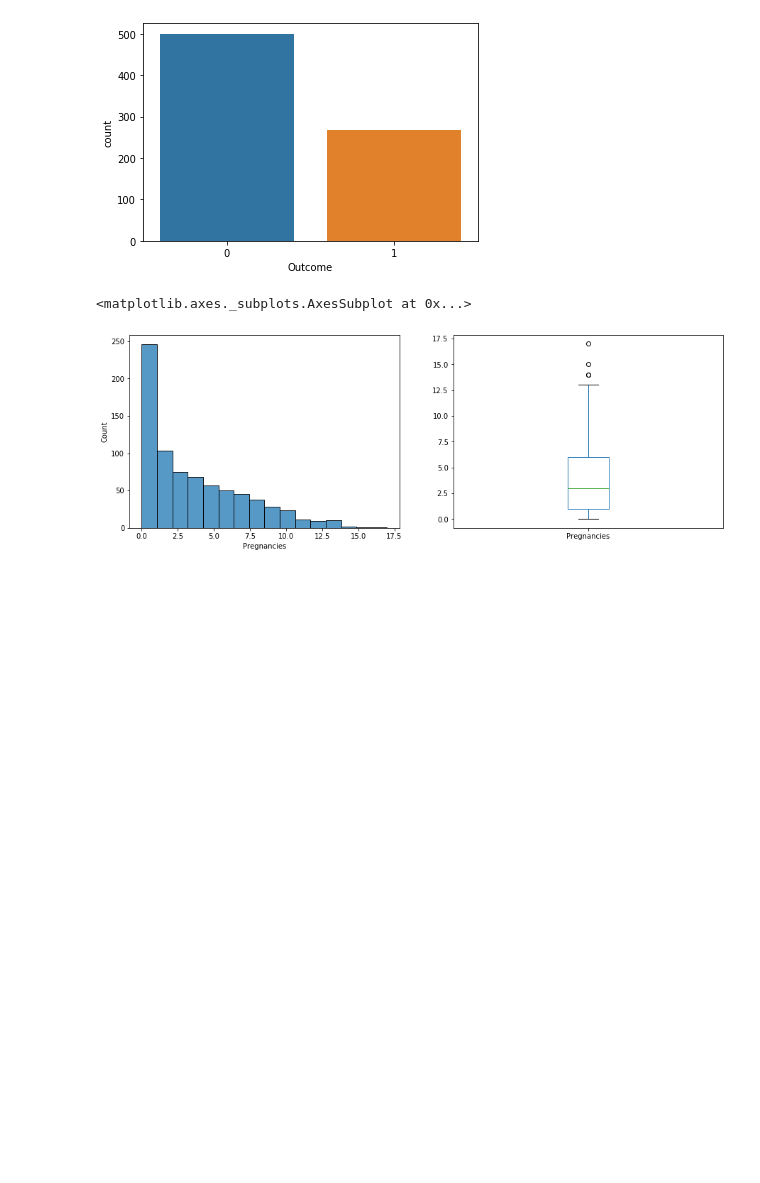
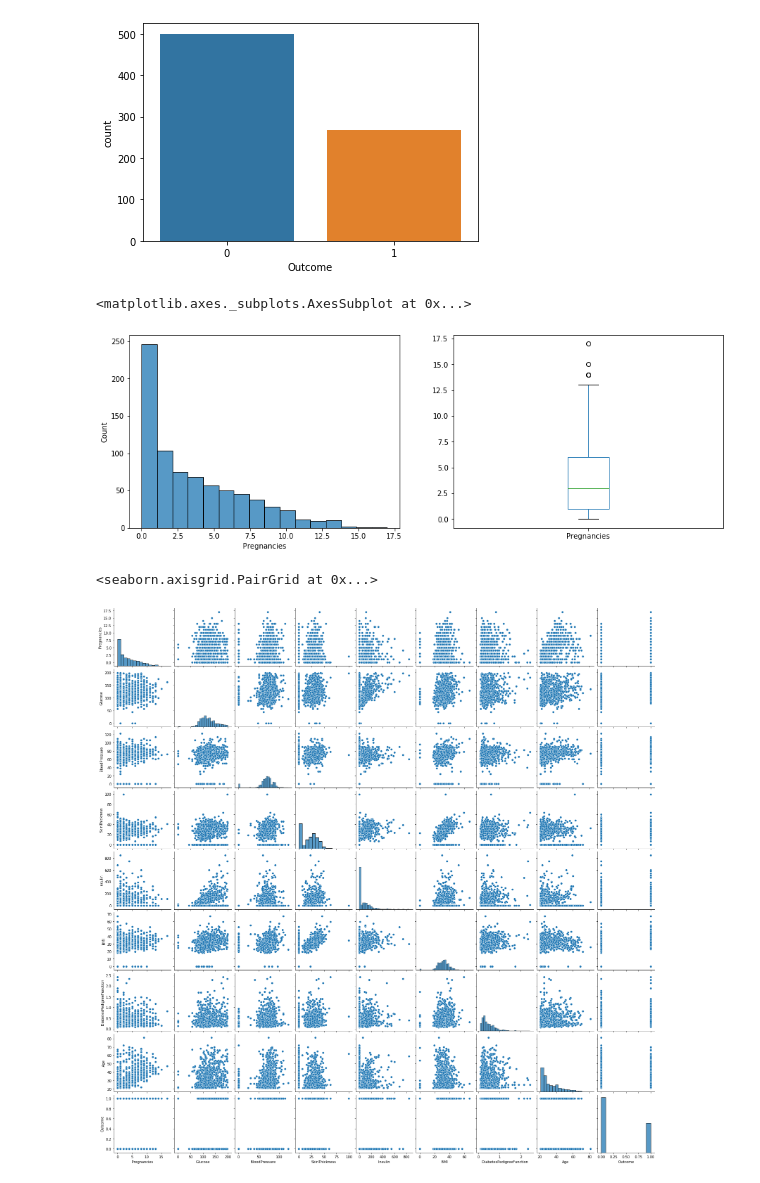
Before and after one commit to sabheen9/Diabetic-Patient-Prediction, a Jupyter notebook: DiabeticPatientPrediction.ipynb, the cells around one changed output. Drawn from its saved outputs; the diff is of its cells as text; code cells hidden in the pictures; blank space fills up the shorter version.

```diff
--- a/DiabeticPatientPrediction.ipynb
+++ b/DiabeticPatientPrediction.ipynb
@@ -124,3 +124,8 @@ data['Pregnancies'].plot.box(figsize=(15,5))
 # %% [output]
 <matplotlib.axes._subplots.AxesSubplot at 0x...>
 [figure]
+# %%
+sns.pairplot(data)
+# %% [output]
+<seaborn.axisgrid.PairGrid at 0x...>
+[figure, added]
```
